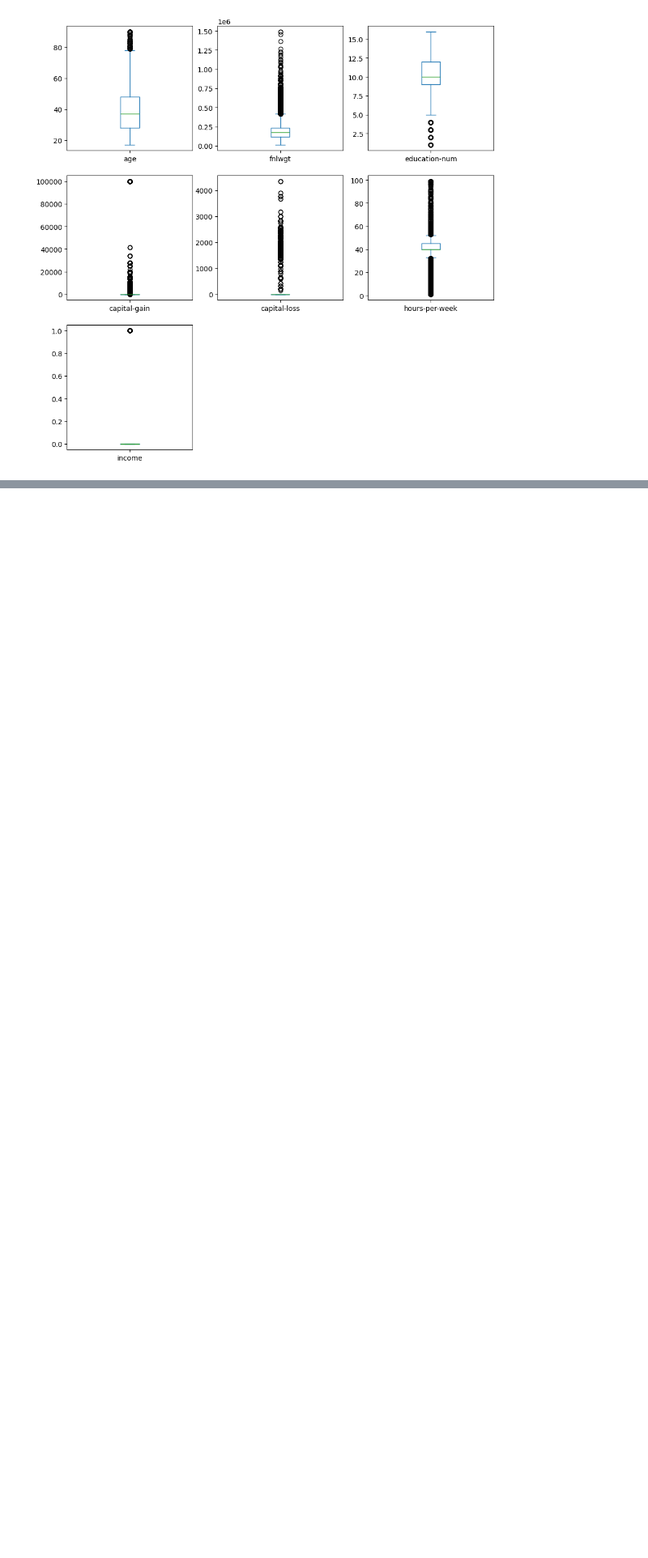
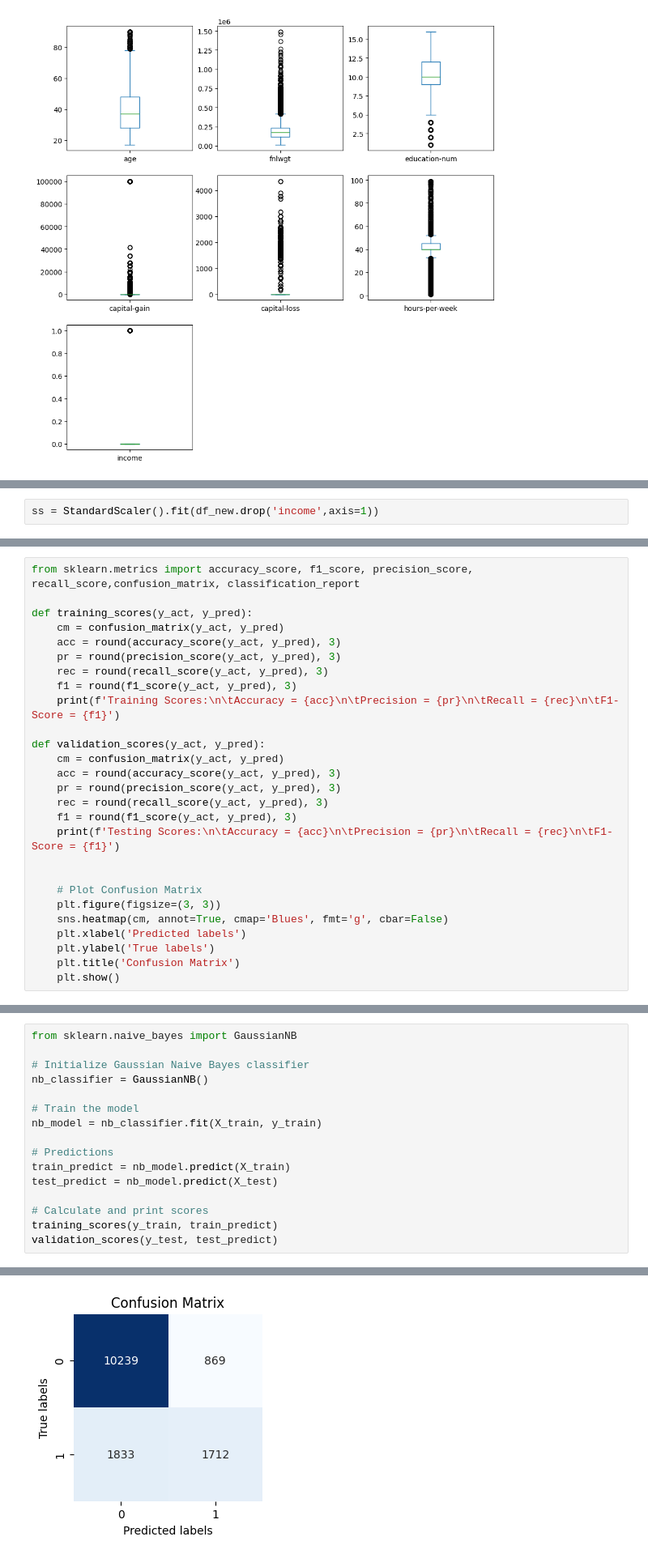
Before and after one commit to SandeepJeewandara/IncomePredictorML, a Jupyter notebook: notebooks/Income Prediction Analysis.ipynb, the cells around one changed output, grey strips where cells are left out. Shown at 81% size. Cells and saved outputs as stored; diff of their text form; blank space fills up the shorter version.

Commit message:
Train the Naive Bias and Random Forest Classifier Models
Included model Evaluation as well

```diff
--- a/notebooks/Income Prediction Analysis.ipynb
+++ b/notebooks/Income Prediction Analysis.ipynb
@@ -405,0 +435,2 @@ df.plot(kind= 'box', figsize=(11,11), layout=(3,3), sharex=False, subplots=True)
+# %%
+ss = StandardScaler().fit(df_new.drop('income',axis=1))
@@ -405,0 +447,27 @@ df.plot(kind= 'box', figsize=(11,11), layout=(3,3), sharex=False, subplots=True)
+# %%
+from sklearn.metrics import accuracy_score, f1_score, precision_score, recall_score,confusion_matrix, classification_report
+
+def training_scores(y_act, y_pred):
+    cm = confusion_matrix(y_act, y_pred)
+    acc = round(accuracy_score(y_act, y_pred), 3)
+    pr = round(precision_score(y_act, y_pred), 3)
+    rec = round(recall_score(y_act, y_pred), 3)
+    f1 = round(f1_score(y_act, y_pred), 3)
+    print(f'Training Scores:\n\tAccuracy = {acc}\n\tPrecision = {pr}\n\tRecall = {rec}\n\tF1-Score = {f1}')
+
+def validation_scores(y_act, y_pred):
+    cm = confusion_matrix(y_act, y_pred)
+    acc = round(accuracy_score(y_act, y_pred), 3)
+    pr = round(precision_score(y_act, y_pred), 3)
+    rec = round(recall_score(y_act, y_pred), 3)
+    f1 = round(f1_score(y_act, y_pred), 3)
+    print(f'Testing Scores:\n\tAccuracy = {acc}\n\tPrecision = {pr}\n\tRecall = {rec}\n\tF1-Score = {f1}')
+
+
+    # Plot Confusion Matrix
+    plt.figure(figsize=(3, 3))
+    sns.heatmap(cm, annot=True, cmap='Blues', fmt='g', cbar=False)
+    plt.xlabel('Predicted labels')
+    plt.ylabel('True labels')
+    plt.title('Confusion Matrix')
+    plt.show()
@@ -405,0 +476,17 @@ df.plot(kind= 'box', figsize=(11,11), layout=(3,3), sharex=False, subplots=True)
+# %%
+from sklearn.naive_bayes import GaussianNB
+
+# Initialize Gaussian Naive Bayes classifier
+nb_classifier = GaussianNB()
+
+# Train the model
+nb_model = nb_classifier.fit(X_train, y_train)
+
+# Predictions
+train_predict = nb_model.predict(X_train)
+test_predict = nb_model.predict(X_test)
+
+# Calculate and print scores
+training_scores(y_train, train_predict)
+validation_scores(y_test, test_predict)
+# %% [output]
@@ -405,0 +503 @@ df.plot(kind= 'box', figsize=(11,11), layout=(3,3), sharex=False, subplots=True)
+[figure, added]
```
Also changed, not shown: parts of 16 cells of this notebook.
